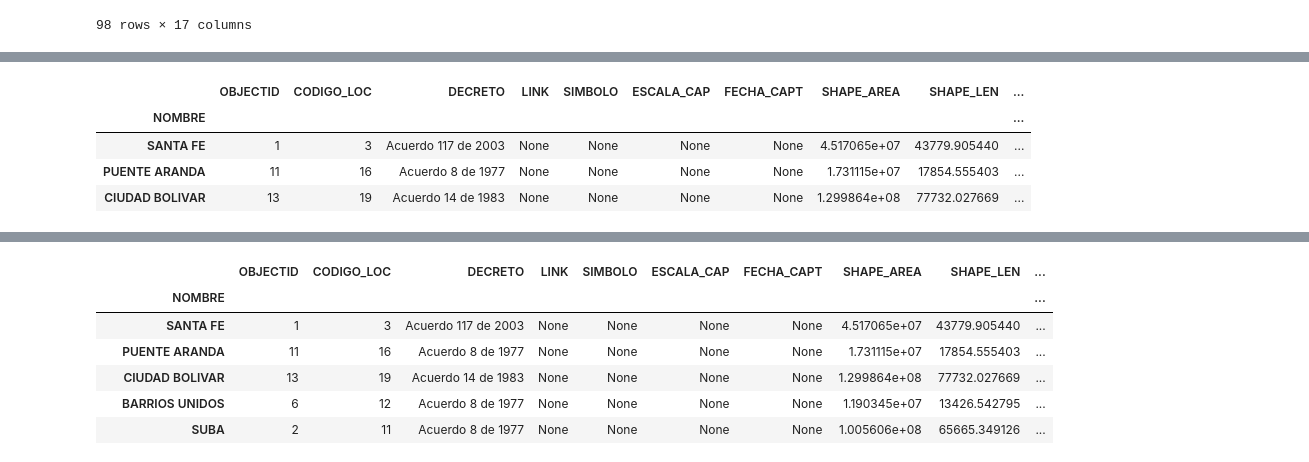
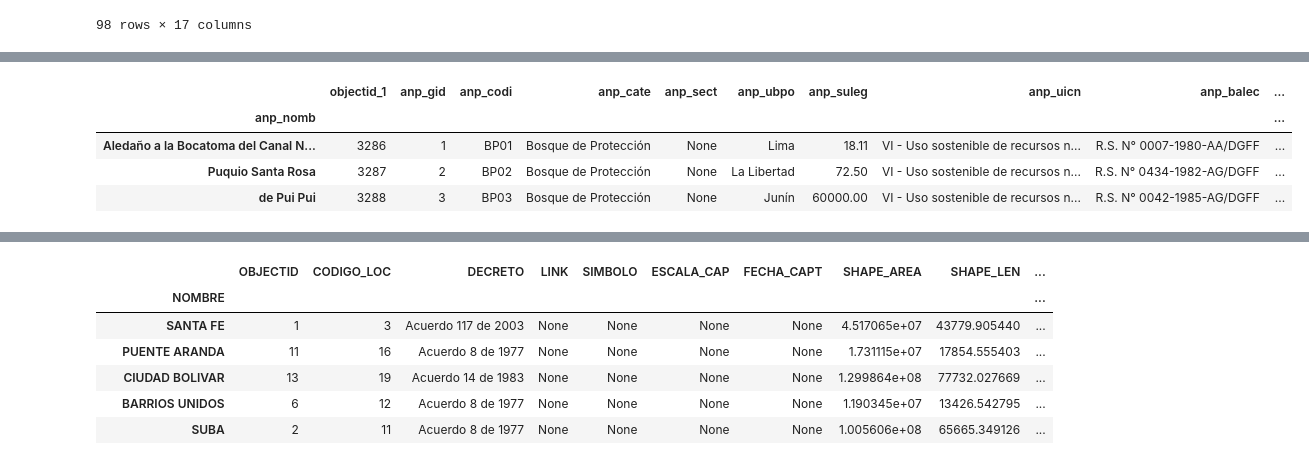
Before and after one commit to mario199745/Python_Geopandas, a Jupyter notebook: 01 - GeoPandas - Introducción, Comandos Básicos y Algunos Ejemplos.ipynb, the cells around one changed output, grey strips where cells are left out. Cells and saved outputs as stored; diff of their text form; code cells hidden in the pictures.

```diff
--- a/01 - GeoPandas - Introducción, Comandos Básicos y Algunos Ejemplos.ipynb
+++ b/01 - GeoPandas - Introducción, Comandos Básicos y Algunos Ejemplos.ipynb
@@ -29,8 +26,8 @@ Existe variedad de formatos que pueden ser utilizados para representar los eleme
 import geopandas as gpd
 # %%
 #Leer archivo shapefile
-ANP_shp = gpd.read_file(r"D:\Fernando\CURSOS\Python dumnnies\data\ANP\ANPNacionalDefinitivas.shp")
-ANP_shp
+ANP_SHP = gpd.read_file(r"D:\Fernando\CURSOS\Python dumnnies\data\ANP\ANPNacionalDefinitivas.shp")
+ANP_SHP
 # %% [output]
 |  | objectid_1 | anp_gid | anp_codi | anp_cate | anp_nomb | anp_sect | anp_ubpo | anp_suleg | anp_uicn | anp_balec | ... |
 | 0 | 3286 | 1 | BP01 | Bosque de Protección | Aledaño a la Bocatoma del Canal N... | None | Lima | 18.11 | VI - Uso sostenible de recursos n... | R.S. N° 0007-1980-AA/DGFF | ... |
@@ -104,3 +72,3 @@ Asunto: Asesoría académica
 # %%
-localidades_shp = localidades_shp.set_index("NOMBRE")
-localidades_shp
+ANP = ANP_SHP.set_index("anp_nomb")
+ANP
@@ -107,9 +90,9 @@ localidades_shp
 # %%
-localidades_shp.head(3)
+ANP.head(3)
 # %% [output]
-|  | OBJECTID | CODIGO_LOC | DECRETO | LINK | SIMBOLO | ESCALA_CAP | FECHA_CAPT | SHAPE_AREA | SHAPE_LEN | ... |
-| NOMBRE |  |  |  |  |  |  |  |  |  | ... |
-| SANTA FE | 1 | 3 | Acuerdo 117 de 2003 | None | None | None | None | 4.517065e+07 | 43779.905440 | ... |
-| PUENTE ARANDA | 11 | 16 | Acuerdo 8 de 1977 | None | None | None | None | 1.731115e+07 | 17854.555403 | ... |
-| CIUDAD BOLIVAR | 13 | 19 | Acuerdo 14 de 1983 | None | None | None | None | 1.299864e+08 | 77732.027669 | ... |
+|  | objectid_1 | anp_gid | anp_codi | anp_cate | anp_sect | anp_ubpo | anp_suleg | anp_uicn | anp_balec | ... |
+| anp_nomb |  |  |  |  |  |  |  |  |  | ... |
+| Aledaño a la Bocatoma del Canal N... | 3286 | 1 | BP01 | Bosque de Protección | None | Lima | 18.11 | VI - Uso sostenible de recursos n... | R.S. N° 0007-1980-AA/DGFF | ... |
+| Puquio Santa Rosa | 3287 | 2 | BP02 | Bosque de Protección | None | La Libertad | 72.50 | VI - Uso sostenible de recursos n... | R.S. N° 0434-1982-AG/DGFF | ... |
+| de Pui Pui | 3288 | 3 | BP03 | Bosque de Protección | None | Junín | 60000.00 | VI - Uso sostenible de recursos n... | R.S. N° 0042-1985-AG/DGFF | ... |
 # %%
```
Also changed, not shown: parts of 13 cells of this notebook.
